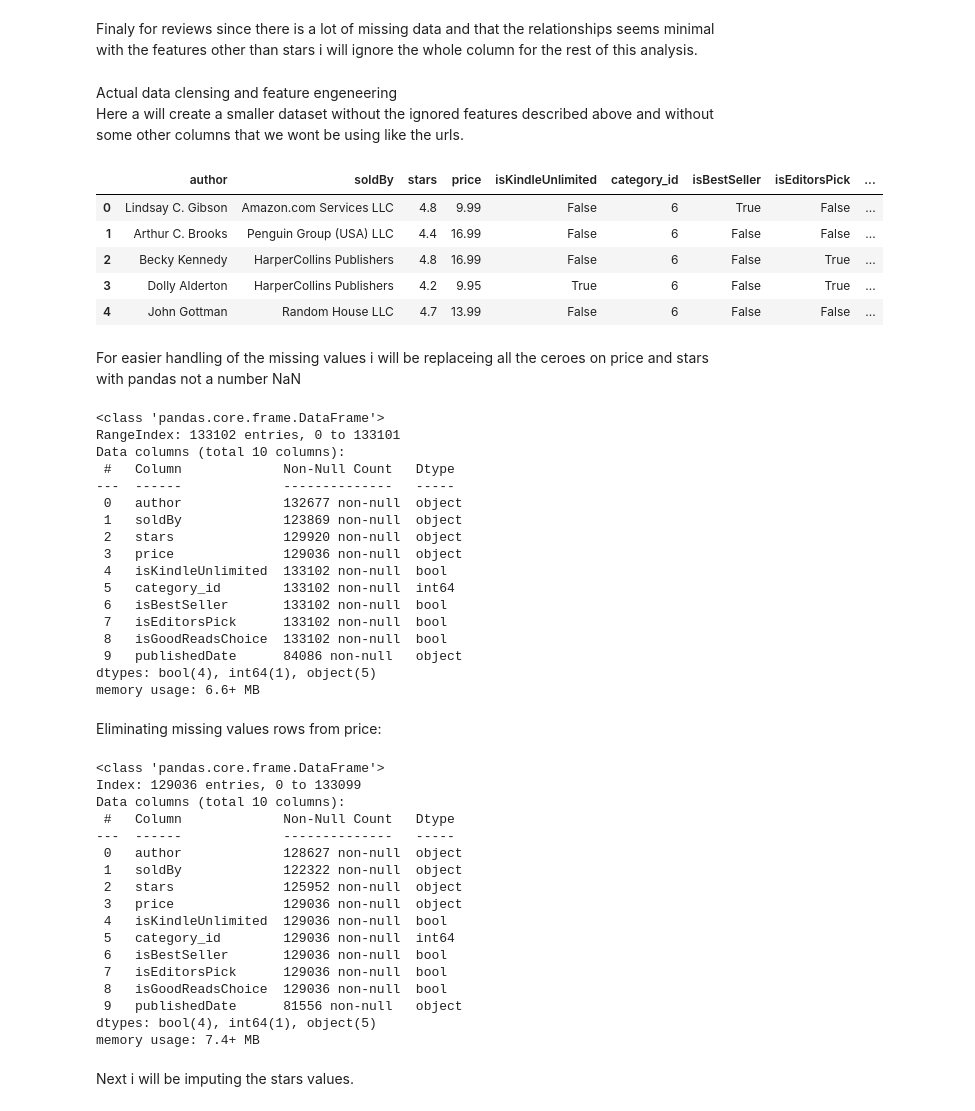
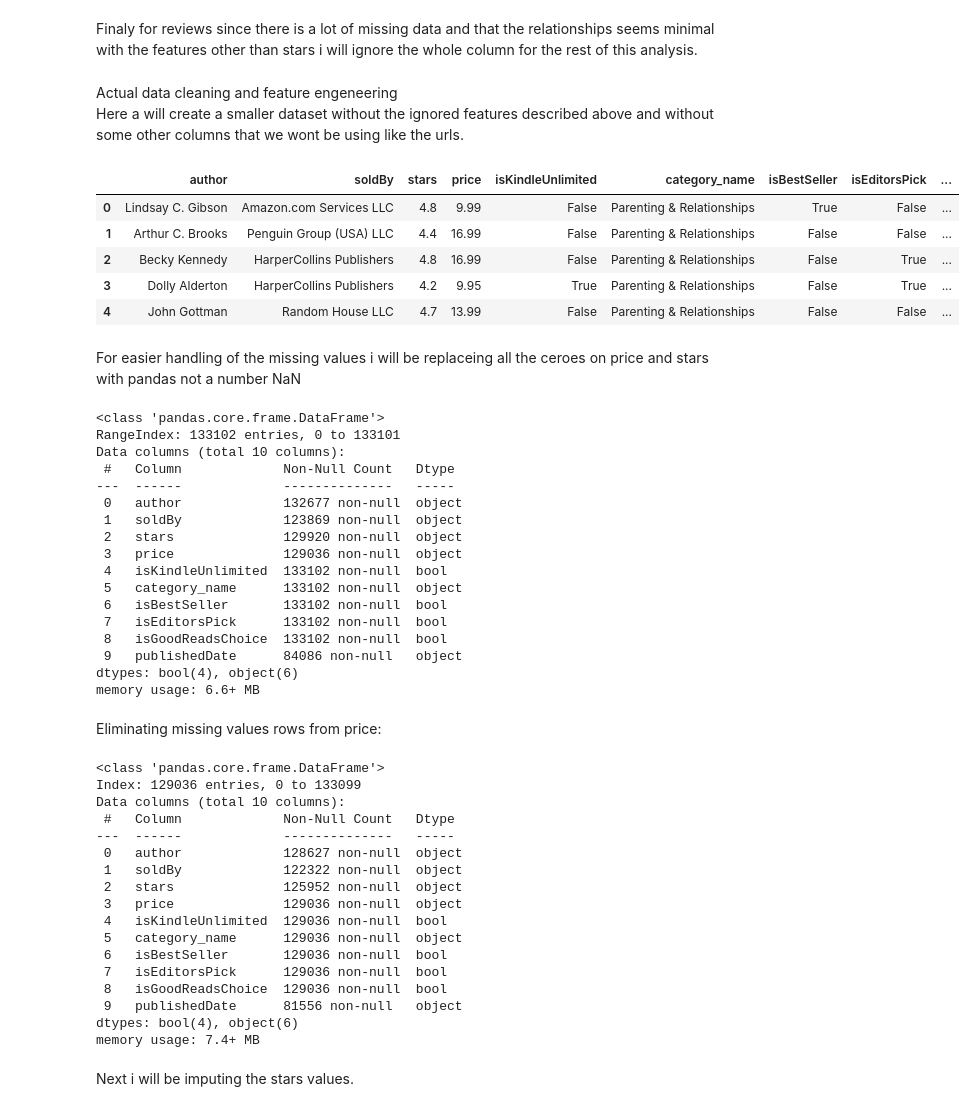
Before and after one commit to Arniquin/ExploratoryDataAnalysis-HypothesisTesting, a Jupyter notebook: Hypothesis.ipynb, the cells around one changed output. Saved outputs shown, nothing was run; the diff lists cells and outputs as text; code cells hidden in the pictures.

```diff
--- a/Hypothesis.ipynb
+++ b/Hypothesis.ipynb
@@ -172,19 +172,19 @@ As for stars since there is not a substancial amount of missing values and that
 # %% [markdown]
 Finaly for reviews since there is a lot of missing data and that the relationships seems minimal with the features other than stars i will ignore the whole column for the rest of this analysis.
 # %% [markdown]
-Actual data clensing and feature engeneering
+Actual data cleaning and feature engeneering
 Here a will create a smaller dataset without the ignored features described above and without some other columns that we wont be using like the urls.
 # %%
 # Creation of a smaller dataset without the columns we wont be using
-work_df = df.loc[:,['author','soldBy','stars','price','isKindleUnlimited','category_id','isBestSeller','isEditorsPick','isGoodReadsChoice','publishedDate']]
+work_df = df.loc[:,['author','soldBy','stars','price','isKindleUnlimited','category_name','isBestSeller','isEditorsPick','isGoodReadsChoice','publishedDate']]
 work_df.head()
 # %% [output]
-|  | author | soldBy | stars | price | isKindleUnlimited | category_id | isBestSeller | isEditorsPick | ... |
-| 0 | Lindsay C. Gibson | Amazon.com Services LLC | 4.8 | 9.99 | False | 6 | True | False | ... |
-| 1 | Arthur C. Brooks | Penguin Group (USA) LLC | 4.4 | 16.99 | False | 6 | False | False | ... |
-| 2 | Becky Kennedy | HarperCollins Publishers | 4.8 | 16.99 | False | 6 | False | True | ... |
-| 3 | Dolly Alderton | HarperCollins Publishers | 4.2 | 9.95 | True | 6 | False | True | ... |
-| 4 | John Gottman | Random House LLC | 4.7 | 13.99 | False | 6 | False | False | ... |
+|  | author | soldBy | stars | price | isKindleUnlimited | category_name | isBestSeller | isEditorsPick | ... |
+| 0 | Lindsay C. Gibson | Amazon.com Services LLC | 4.8 | 9.99 | False | Parenting & Relationships | True | False | ... |
+| 1 | Arthur C. Brooks | Penguin Group (USA) LLC | 4.4 | 16.99 | False | Parenting & Relationships | False | False | ... |
+| 2 | Becky Kennedy | HarperCollins Publishers | 4.8 | 16.99 | False | Parenting & Relationships | False | True | ... |
+| 3 | Dolly Alderton | HarperCollins Publishers | 4.2 | 9.95 | True | Parenting & Relationships | False | True | ... |
+| 4 | John Gottman | Random House LLC | 4.7 | 13.99 | False | Parenting & Relationships | False | False | ... |
 # %% [markdown]
 For easier handling of the missing values i will be replaceing all the ceroes on price and stars with pandas not a number NaN
 # %%
@@ -202,12 +202,12 @@ Data columns (total 10 columns):
  2   stars              129920 non-null  object
  3   price              129036 non-null  object
  4   isKindleUnlimited  133102 non-null  bool
- 5   category_id        133102 non-null  int64
+ 5   category_name      133102 non-null  object
  6   isBestSeller       133102 non-null  bool
  7   isEditorsPick      133102 non-null  bool
  8   isGoodReadsChoice  133102 non-null  bool
  9   publishedDate      84086 non-null   object
-dtypes: bool(4), int64(1), object(5)
+dtypes: bool(4), object(6)
 memory usage: 6.6+ MB
 # %% [markdown]
 Eliminating missing values rows from price:
@@ -225,12 +225,12 @@ Data columns (total 10 columns):
  2   stars              125952 non-null  object
  3   price              129036 non-null  object
  4   isKindleUnlimited  129036 non-null  bool
- 5   category_id        129036 non-null  int64
+ 5   category_name      129036 non-null  object
  6   isBestSeller       129036 non-null  bool
  7   isEditorsPick      129036 non-null  bool
  8   isGoodReadsChoice  129036 non-null  bool
  9   publishedDate      81556 non-null   object
-dtypes: bool(4), int64(1), object(5)
+dtypes: bool(4), object(6)
 memory usage: 7.4+ MB
 # %% [markdown]
 Next i will be imputing the stars values.
```
Also changed, not shown: parts of 27 cells of this notebook, 1 other file.
